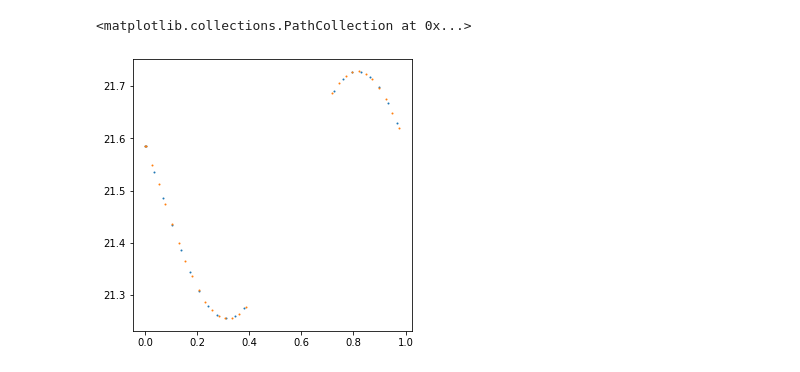
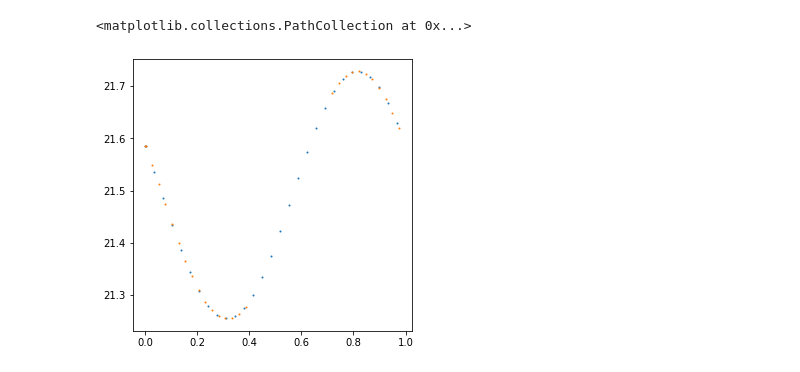
Before and after one commit to ShrRa/periodRecoveryMetric, a Jupyter notebook: InvestigatePhaseGapLocation.ipynb, the cells around one changed output. Drawn from its saved outputs; the diff is of its cells as text; code cells hidden in the pictures.

```diff
--- a/InvestigatePhaseGapLocation.ipynb
+++ b/InvestigatePhaseGapLocation.ipynb
@@ -56,8 +56,8 @@ def determinePeriod(row,missingData:bool=True,numPoints=60,frac:float=0.3,plot:b
 libraryShort=library.iloc[0:3]
 # %%
 outputs={}
-summary=pd.DataFrame(columns=['numPoints','frac','maxAbsDiff','stdDiff'])
-for numPoints in range(30,41,5):
+summary=pd.DataFrame(columns=['numPoints','frac','maxRatio','stdRatio'])
+for numPoints in range(30,70,2):
     perDetermine={}
     print(numPoints,': ',end='')
     for frac in np.linspace(0.3,0.8,6):
@@ -72,7 +72,7 @@ for numPoints in range(30,41,5):
         libraryOutput2=libraryOutput2.rename({c:c.replace('detectedPeriod','periodRatio') for c in libraryOutput2.columns},
                                              axis='columns')
 
-        workCols=[c for c in libraryOutput.columns if 'periodRatio' in c]
+        workCols=[c for c in libraryOutput2.columns if 'periodRatio' in c]
         libraryOutput2['maxRatio']=libraryOutput2[workCols].abs().max(axis='columns',skipna=True)
         libraryOutput2['minRatio']=libraryOutput2[workCols].abs().min(axis='columns',skipna=True)
         libraryOutput2['std']=libraryOutput2[workCols].std(axis='columns',skipna=True)
@@ -84,7 +84,7 @@ for numPoints in range(30,41,5):
         rec={'numPoints':numPoints,'frac':frac,
              'maxRatio':round(libraryOutput2['maxRatio'].max(),4),
              'minRatio':round(libraryOutput2['minRatio'].min(),4),
-             'stdDiff':round(libraryOutput2['std'].max(),4)}
+             'stdRatio':round(libraryOutput2['std'].max(),4)}
         summary=summary.append(rec,ignore_index=True)
     print('')
     outputs[numPoints]=perDetermine
@@ -137,9 +112,9 @@ outputs[30][0.3]
 # %%
 numPoints=30
 frac=0.3
 fig,ax=plt.subplots(figsize=(5,5))
-ax.scatter(outputs[numPoints][frac].iloc[0]['phase_4'],outputs[numPoints][frac].iloc[0]['mags_4'],s=1)
+ax.scatter(outputs[numPoints][frac].iloc[0]['phase_0'],outputs[numPoints][frac].iloc[0]['mags_0'],s=1)
 ax.scatter(outputs[40][frac].iloc[0]['phase_4'],outputs[40][frac].iloc[0]['mags_4'],s=1)
 # %% [output]
 <matplotlib.collections.PathCollection at 0x...>
-[figure, old version]
+[figure, new version]
```
Also changed, not shown: parts of 15 cells of this notebook.
